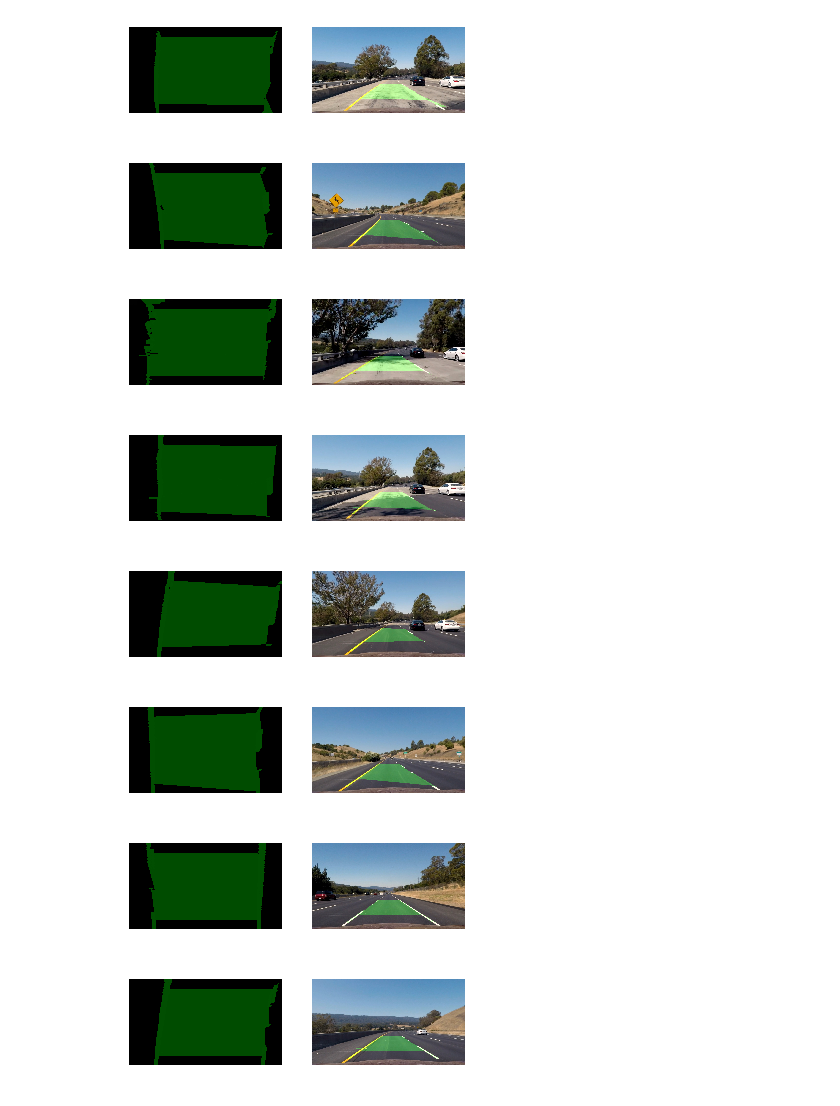
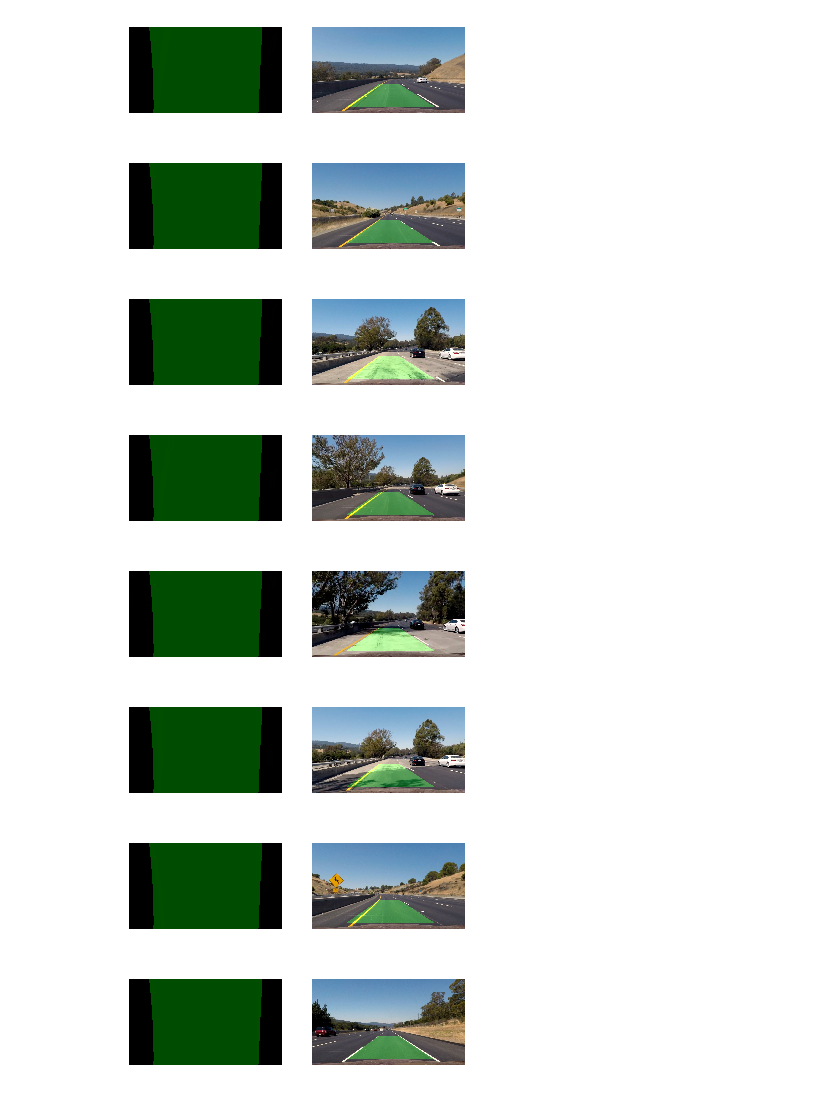
Before and after one commit to p-tricky/AdvancedLaneLines, a Jupyter notebook: AdvancedLaneLines.ipynb, the cells around one changed output. Cells and saved outputs as stored; diff of their text form; code cells hidden in the pictures.

```diff
--- a/AdvancedLaneLines.ipynb
+++ b/AdvancedLaneLines.ipynb
@@ -177,12 +179,10 @@ for fname in glob.glob('test_images/*.jpg'):
 # %%
-
-def get_lane_polynoms(bin_warped, leftlane=None, rightlane=None):
+def get_lane_polynoms(bin_warped):
     histogram = np.sum(bin_warped, axis=0)
 
-    if leftlane == None or rightlane == None:
-        midpoint = np.int(histogram.shape[0]/2)
-        leftlane = np.argmax(histogram[:midpoint])
-        rightlane = np.argmax(histogram[midpoint:]) + midpoint
+    midpoint = np.int(histogram.shape[0]/2)
+    leftlane = np.argmax(histogram[:midpoint])
+    rightlane = np.argmax(histogram[midpoint:]) + midpoint
 
     nzy, nzx = np.array(bin_warped.nonzero())
 
@@ -220,4 +220,7 @@ def get_lane_polynoms(bin_warped, leftlane=None, rightlane=None):
     rightx = nzx[np.concatenate(rightlane_pts)]
     righty = nzy[np.concatenate(rightlane_pts)]
 
-    return (leftx, lefty), (rightx, righty)
+    left_fit = np.polyfit(left_y, left_x, 2)
+    right_fit = np.polyfit(right_y, right_x, 2)
+
+    return left_fit, right_fit
@@ -228,41 +264,39 @@ def get_roc(polynom, y):
 # %%
 lane_overlays = []
 src, dst = cam_params['src_pts'], cam_params['dst_pts']
 minv = cv2.getPerspectiveTransform(dst, src)
 for bin_warped, orig in zip(transformed, origs):
-    (left_x, left_y), (right_x, right_y) = get_lane_polynoms(bin_warped)
-    left_fit = np.polyfit(left_y, left_x, 2)
-    right_fit = np.polyfit(right_y, right_x, 2)
+    left_fit, right_fit = get_lane_polynoms(bin_warped)
 
     ploty = np.linspace(0, bin_warped.shape[0]-1, bin_warped.shape[0])
     left_fitx = left_fit[0]*ploty**2 + left_fit[1]*ploty + left_fit[2]
     right_fitx = right_fit[0]*ploty**2 + right_fit[1]*ploty + right_fit[2]
 
     overlay_wrp = np.zeros((bin_warped.shape[0], bin_warped.shape[1], 3), dtype=np.uint8)
-    lpts = np.vstack((left_x, left_y)).T
-    rpts = np.vstack((right_x, right_y)).T[::-1, :]
+    lpts = np.vstack((left_fitx, ploty)).T
+    rpts = np.vstack((right_fitx, ploty)).T[::-1, :]
     pts = np.vstack((lpts, rpts))
-    pts = pts.reshape(1, -1, 2)
-    cv2.fillPoly(overlay_wrp, pts.astype('int32'), (0, 255, 0))
+    pts = pts.reshape((1, -1, 2)).astype('int32')
+    cv2.fillPoly(overlay_wrp, pts, (0, 255, 0))
     overlay = cv2.warpPerspective(overlay_wrp, minv, orig.shape[:2][::-1], None)
     combined = cv2.addWeighted(orig, 1, overlay, .3, 0)
     combined_wrp = cv2.addWeighted(cv2.cvtColor(bin_warped, cv2.COLOR_GRAY2RGB),
                                    1, overlay_wrp, .3, 0)
 
     plt.figure()
     plt.subplot(1, 2, 1)
     plt.imshow(combined_wrp)
     plt.axis('off')
     plt.subplot(1, 2, 2)
     plt.imshow(combined)
     plt.axis('off')
     plt.show()
 # %% [output]
-[figure, old version]
+[figure, new version]
-[figure, old version]
+[figure, new version]
-[figure, old version]
+[figure, new version]
-[figure, old version]
+[figure, new version]
-[figure, old version]
+[figure, new version]
-[figure, old version]
+[figure, new version]
-[figure, old version]
+[figure, new version]
-[figure, old version]
+[figure, new version]
```
Also changed, not shown: parts of 6 cells of this notebook.
